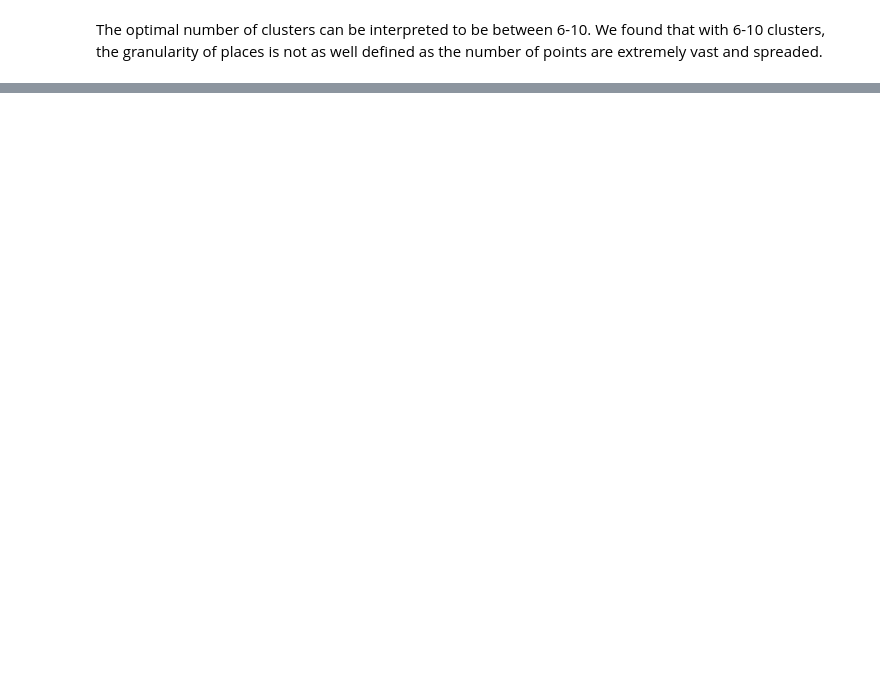
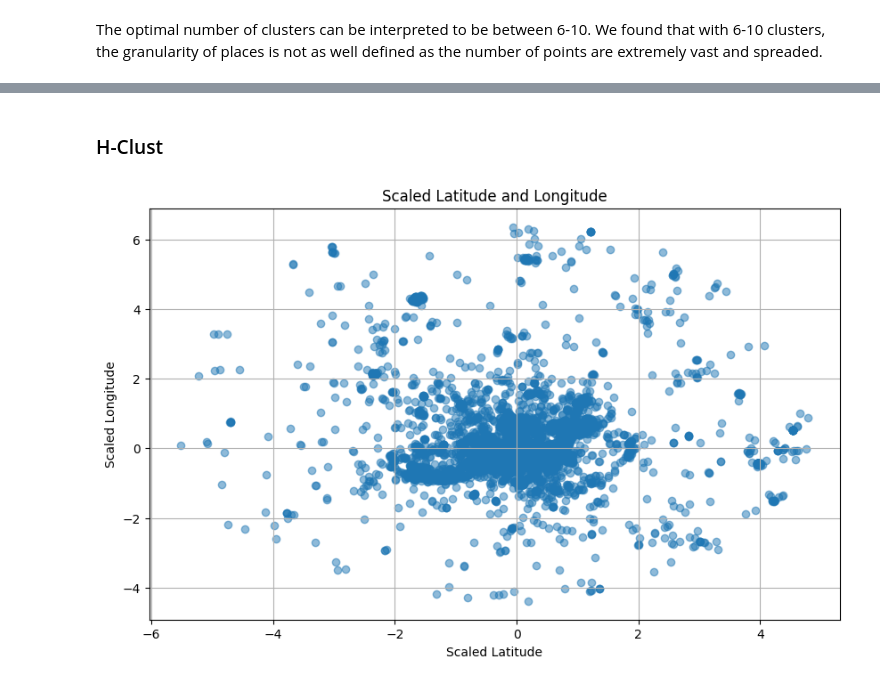
Before and after one commit to jimasr/photo-lyon, a Jupyter notebook: notebook/main.ipynb, the cells around one changed output, grey strips where cells are left out. Saved outputs shown, nothing was run; the diff lists cells and outputs as text; code cells hidden in the pictures; blank space fills up the shorter version.

Commit message:
hierchical Cluster

```diff
--- a/notebook/main.ipynb
+++ b/notebook/main.ipynb
@@ -270,0 +427,18 @@ m.save("../kmeans_map.html")
+# %% [markdown]
+### H-Clust
+# %%
+df_clustering_without_duplicates = df_clustering.drop_duplicates() # Drop duplicates
+df_clustering_without_duplicates = df_clustering_without_duplicates.sample(n=10000, random_state=1) # Sample a subset of the data
+scaler = StandardScaler()
+scaled_data_duplicates = scaler.fit_transform(df_clustering_without_duplicates)
+scaled_data_duplicates_df = pd.DataFrame(data=scaled_data_duplicates, columns=df_clustering.columns)
+
+plt.figure(figsize=(10, 6))
+plt.scatter(scaled_data_duplicates_df['lat'], scaled_data_duplicates_df['long'], alpha=0.5)
+plt.title('Scaled Latitude and Longitude')
+plt.xlabel('Scaled Latitude')
+plt.ylabel('Scaled Longitude')
+plt.grid(True)
+plt.show()
+# %% [output]
+[figure, added]
```
Also changed, not shown: parts of 20 cells of this notebook, 2 other files.
